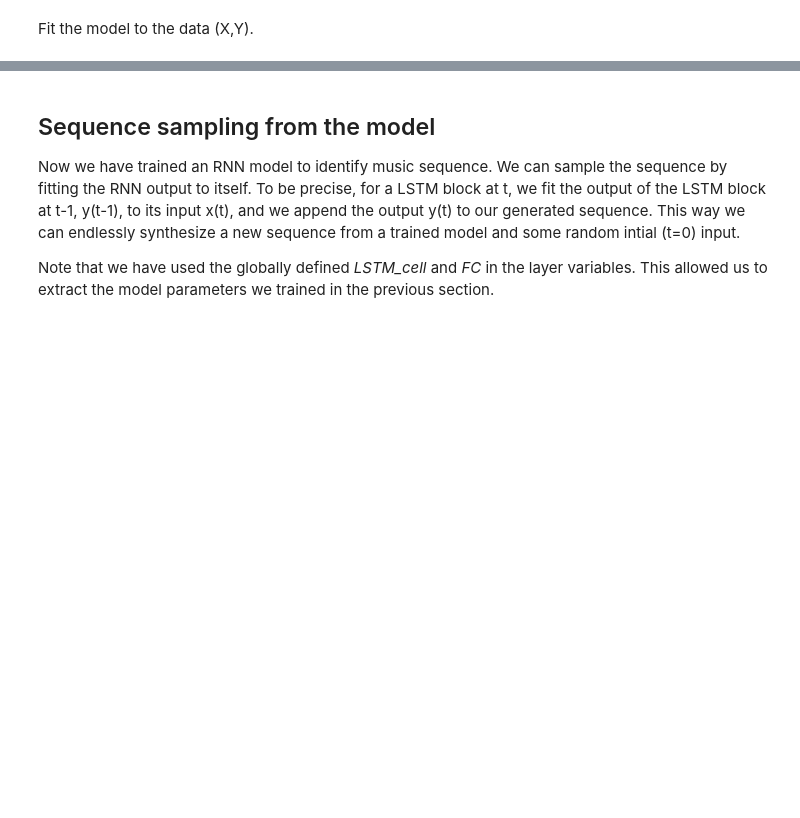
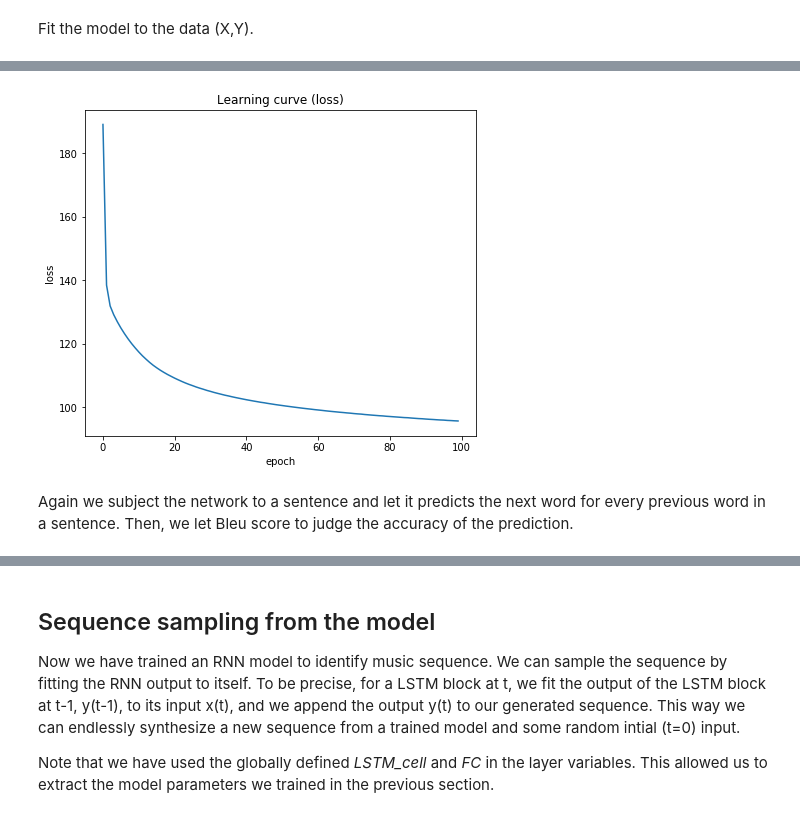
Before and after one commit to bbsonjohn/RNN_keras, a Jupyter notebook: RNN_basic.ipynb, the cells around one changed output, grey strips where cells are left out. Cells and saved outputs as stored; diff of their text form; code cells hidden in the pictures; blank space fills up the shorter version.

```diff
--- a/RNN_basic.ipynb
+++ b/RNN_basic.ipynb
@@ -478,11 +662,15 @@ In this program, we will train a RNN to identify musics notes. The LSTM RNN is f
 # %%
-infile = 'data/original_metheny.mid'
-#IPython.display.Audio(infile)
+Tx = 60
 
-X, Y, n_values, indices_values, chords = load_music_utils(infile)
+lang_2_ind, ind_2_lang, indices = text_to_indices(tokens, cutoff_for_rare_words=1)
+
+indices_values = ind_2_lang
+n_vocabs = len(ind_2_lang)
+
+_, X, _, Y = preprocess((tokens, indices), lang_2_ind, Tx)
 print('number of training examples:', X.shape[0])
 print('Tx (length of sequence):', X.shape[1])
-print('total # of unique values:', n_values)
+print('total # of unique values:', n_vocabs)
 print('shape of X:', X.shape)
 print('Shape of Y:', Y.shape)
 # %% [output]
@@ -498,11 +687,13 @@ The model is a simple LSTM that output the an equal length sequence. It consists
 # %%
 n_a = 64 # number of dimensions for the hidden state of each LSTM cell.
 n_values = X.shape[2] # number of music values
+m = X.shape[0]
 reshaper = Reshape((1, n_values))
 LSTM_cell = LSTM(n_a, return_state = True)
 FC = Dense(n_values, activation='softmax')
 
-def djmodel(Tx, n_a, n_values):
+
+def sent_model(Tx, n_a, n_values):
 
     #Arguments:
     #Tx -- length of the sequence in a corpus
@@ -539,7 +730,7 @@ def djmodel(Tx, n_a, n_values):
 # %% [markdown]
 Compile the model.
 # %%
-model = djmodel(Tx = 30 , n_a = 64, n_values = 78)
+model = sent_model(Tx = Tx , n_a = n_a, n_values = n_values)
 model.summary()
 
 opt = Adam(lr=0.01, beta_1=0.9, beta_2=0.999, decay=0.01)
@@ -566,10 +757,9 @@ ________________________________________________________________________________
 # %% [markdown]
 Fit the model to the data (X,Y).
 # %%
-m = 60
 a0 = np.zeros((m, n_a))
 c0 = np.zeros((m, n_a))
 
-model.fit([X, a0, c0], list(Y), epochs=100)
+model_history_2 = model.fit([X, a0, c0], list(Y), epochs=100)
 # %% [output]
 Epoch 1/100
@@ -592,0 +782,10 @@ Epoch 100/100
+# %%
+plt.figure(figsize=(7,6))
+plt.plot(model_history_2.history['loss'])
+plt.title('Learning curve (loss)')
+plt.ylabel('loss'); plt.xlabel('epoch')
+plt.show()
+# %% [output]
+[figure, added]
+# %% [markdown]
+Again we subject the network to a sentence and let it predicts the next word for every previous word in a sentence. Then, we let Bleu score to judge the accuracy of the prediction.
```
Also changed, not shown: parts of 44 cells of this notebook.
